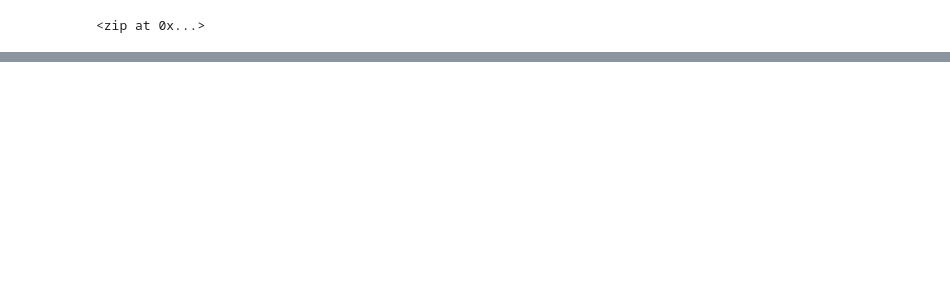
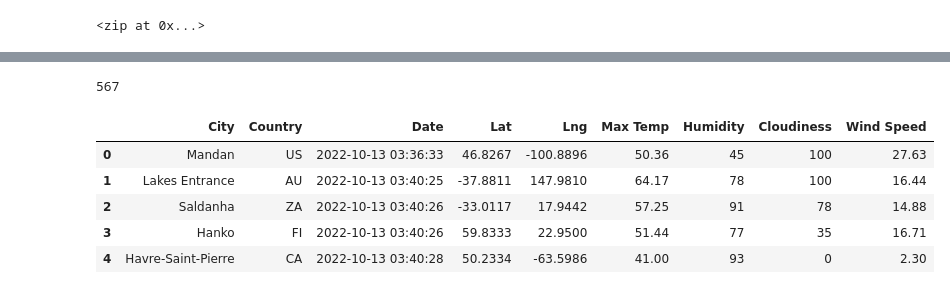
Before and after one commit to JGarza4903/World_Weather_Analysis, a Jupyter notebook: WeatherPy.ipynb, the cells around one changed output, grey strips where cells are left out. Cells and saved outputs as stored; diff of their text form; code cells hidden in the pictures; blank space fills up the shorter version.

```diff
--- a/WeatherPy.ipynb
+++ b/WeatherPy.ipynb
@@ -7,7 +6,8 @@ from citipy import citipy
 # %%
-lats = np.random.uniform(-90, 89, size=1500)
-long = np.random.uniform(-180,179,size=1500)
-lat_longs = zip(lats,long)
-lat_longs
+# Create a set of random latitude and longitude combinations.
+lats = np.random.uniform(low=-90.000, high=90.000, size=1500)
+lngs = np.random.uniform(low=-180.000, high=180.000, size=1500)
+lat_lngs = zip(lats, lngs)
+lat_lngs
 # %% [output]
 <zip at 0x...>
@@ -36,4 +13,0 @@ coordinates
-# %%
-# Use the print() function to display the latitude and longitude combinations.
-for coordinate in coordinates:
-    print(coordinate[0], coordinate[1])
@@ -58,15 +16,13 @@ for coordinate in coordinates:
 # %%
 # Create a list for holding the cities.
 cities = []
-
-## Identify the nearest city for each latitude and longitude combination.
-for coordinate in coordinates:
+# Identify the nearest city for each latitude and longitude combination.
+for coordinate in lat_lngs:
     city = citipy.nearest_city(coordinate[0], coordinate[1]).city_name
 
     # If the city is unique, then we will add it to the cities list.
     if city not in cities:
         cities.append(city)
-
 # Print the city count to confirm sufficient count.
 len(cities)
 # %% [output]
@@ -73,0 +33,3 @@ len(cities)
+# %%
+#create url for weather maps
+weathermap_url = "http://api.openweathermap.org/data/2.5/weather?units=Imperial&APPID=" + weather_api_key + '&q='
@@ -73,0 +120,15 @@ len(cities)
+# %%
+print(len(city_data))
+# %% [output]
+567
+# %%
+# Convert the array of dictionaries to a Pandas DataFrame.
+city_data_df = pd.DataFrame(city_data)
+city_data_df.head()
+# %% [output]
+|  | City | Country | Date | Lat | Lng | Max Temp | Humidity | Cloudiness | Wind Speed |
+| 0 | Mandan | US | 2022-10-13 03:36:33 | 46.8267 | -100.8896 | 50.36 | 45 | 100 | 27.63 |
+| 1 | Lakes Entrance | AU | 2022-10-13 03:40:25 | -37.8811 | 147.9810 | 64.17 | 78 | 100 | 16.44 |
+| 2 | Saldanha | ZA | 2022-10-13 03:40:26 | -33.0117 | 17.9442 | 57.25 | 91 | 78 | 14.88 |
+| 3 | Hanko | FI | 2022-10-13 03:40:26 | 59.8333 | 22.9500 | 51.44 | 77 | 35 | 16.71 |
+| 4 | Havre-Saint-Pierre | CA | 2022-10-13 03:40:28 | 50.2334 | -63.5986 | 41.00 | 93 | 0 | 2.30 |
```
Also changed, not shown: parts of 9 cells of this notebook, 5 other files.
